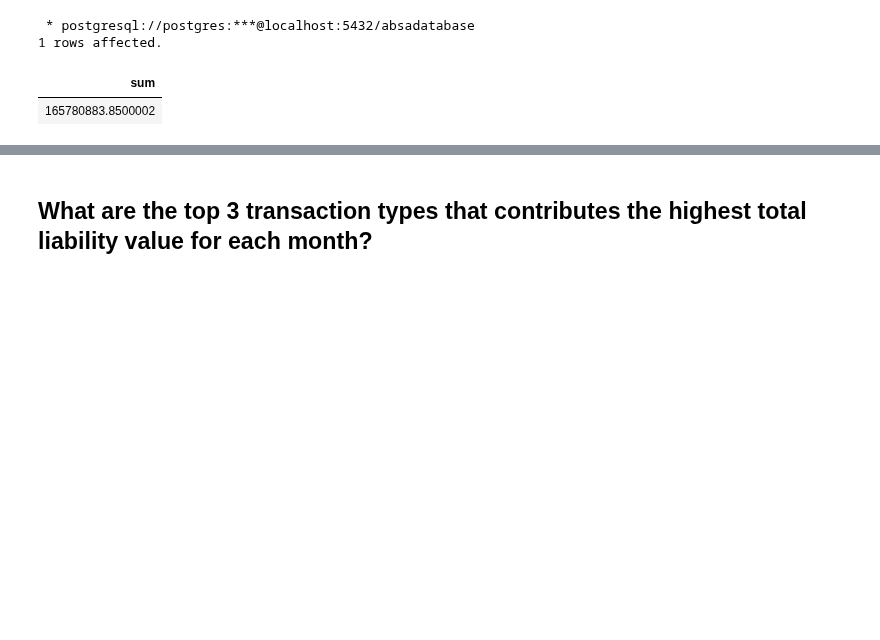
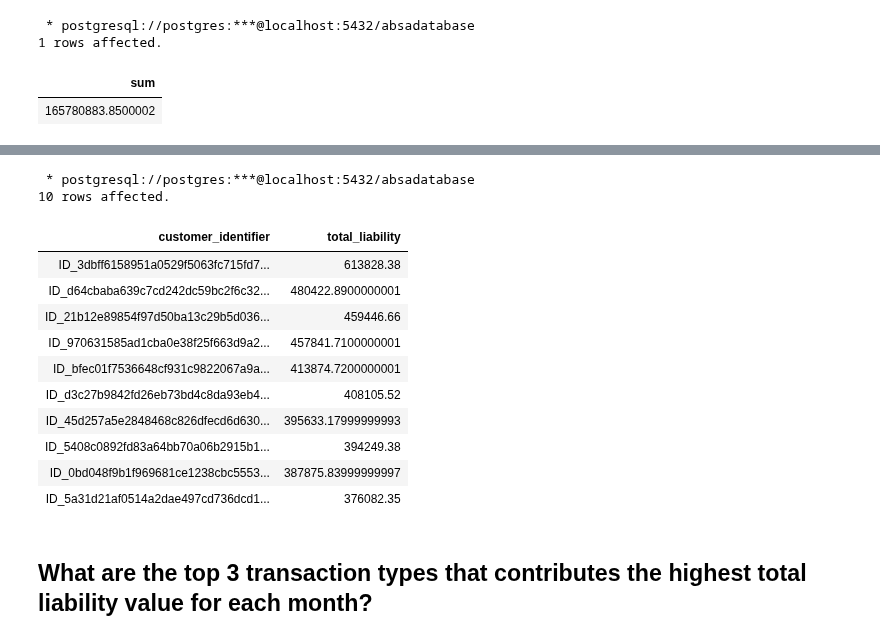
Before and after one commit to The-DigitalAcademy/EXPLORING-ABSA-DATASETS, a Jupyter notebook: Liability.ipynb, the cells around one changed output, grey strips where cells are left out. Saved outputs shown, nothing was run; the diff lists cells and outputs as text; code cells hidden in the pictures; blank space fills up the shorter version.

```diff
--- a/Liability.ipynb
+++ b/Liability.ipynb
@@ -275,3 +318,39 @@ LIMIT 10;
+# %%
+%%sql
+SELECT
+    customer_identifier,
+    SUM(amt) AS total_liability
+FROM
+    transactiondata
+WHERE
+    transaction_description IN (
+        'ACB CREDIT', 'ACB DEBIT REVERSAL', 'POS CARD REFUND',
+        'POS REFUND PUR', 'CR BAL REBATE', 'CREDIT TRANSFER',
+        'DIGITAL PAYMENT CR', 'DIGITAL TRANSF CR', 'IMMEDIATE TRF CR',
+        'JOURNAL CR C/OPS', 'JOURNAL CREDIT', 'MOBILE PAYMENT CR',
+        'MOBILE TRANSFER CR', 'NPF CREDIT', 'OCT OCard CREDIT',
+        'POS O/SEA REFUND', 'CASH ACCEPTOR DEP', 'CASH DEP BRANCH',
+        'CARDLESS CASH DEP', 'NOTE DEPOSIT'
+    )
+GROUP BY
+    customer_identifier
+ORDER BY
+    total_liability DESC
+LIMIT 10;
+# %% [output]
+ * postgresql://postgres:***@localhost:5432/absadatabase
+10 rows affected.
+| customer_identifier | total_liability |
+| ID_3dbff6158951a0529f5063fc715fd7... | 613828.38 |
+| ID_d64cbaba639c7cd242dc59bc2f6c32... | 480422.8900000001 |
+| ID_21b12e89854f97d50ba13c29b5d036... | 459446.66 |
+| ID_970631585ad1cba0e38f25f663d9a2... | 457841.7100000001 |
+| ID_bfec01f7536648cf931c9822067a9a... | 413874.7200000001 |
+| ID_d3c27b9842fd26eb73bd4c8da93eb4... | 408105.52 |
+| ID_45d257a5e2848468c826dfecd6d630... | 395633.17999999993 |
+| ID_5408c0892fd83a64bb70a06b2915b1... | 394249.38 |
+| ID_0bd048f9b1f969681ce1238cbc5553... | 387875.83999999997 |
+| ID_5a31d21af0514a2dae497cd736dcd1... | 376082.35 |
 # %% [markdown]
 ## What are the top 3 transaction types that contributes the highest total liability value for each month?
 # %%
```
Also changed, not shown: parts of 2 cells of this notebook.
